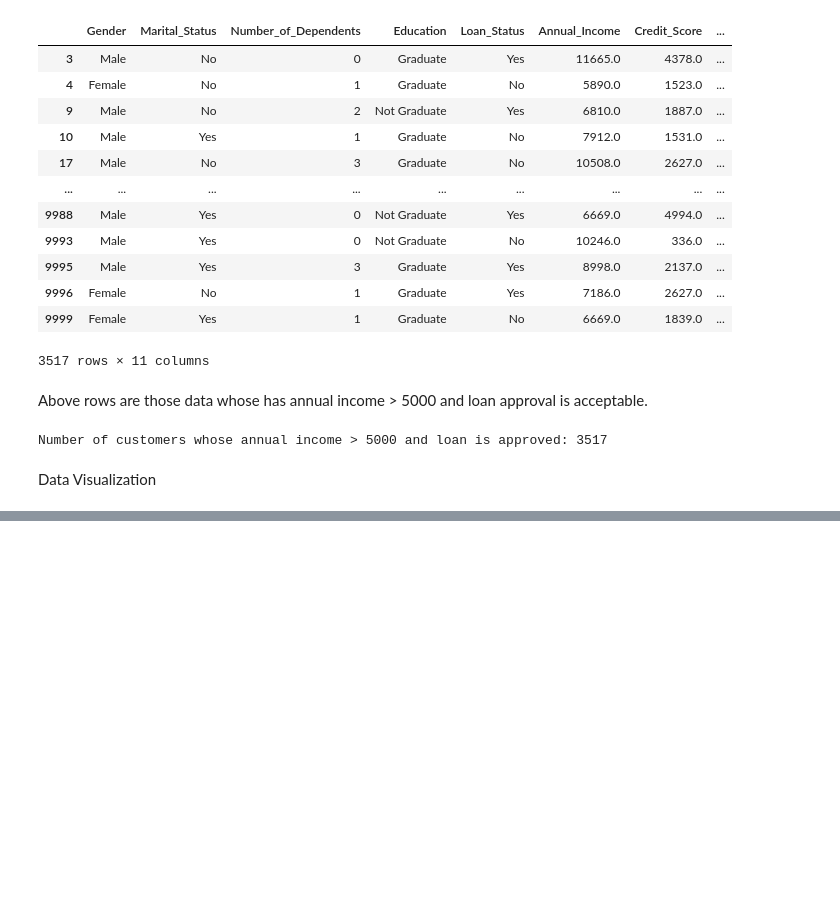
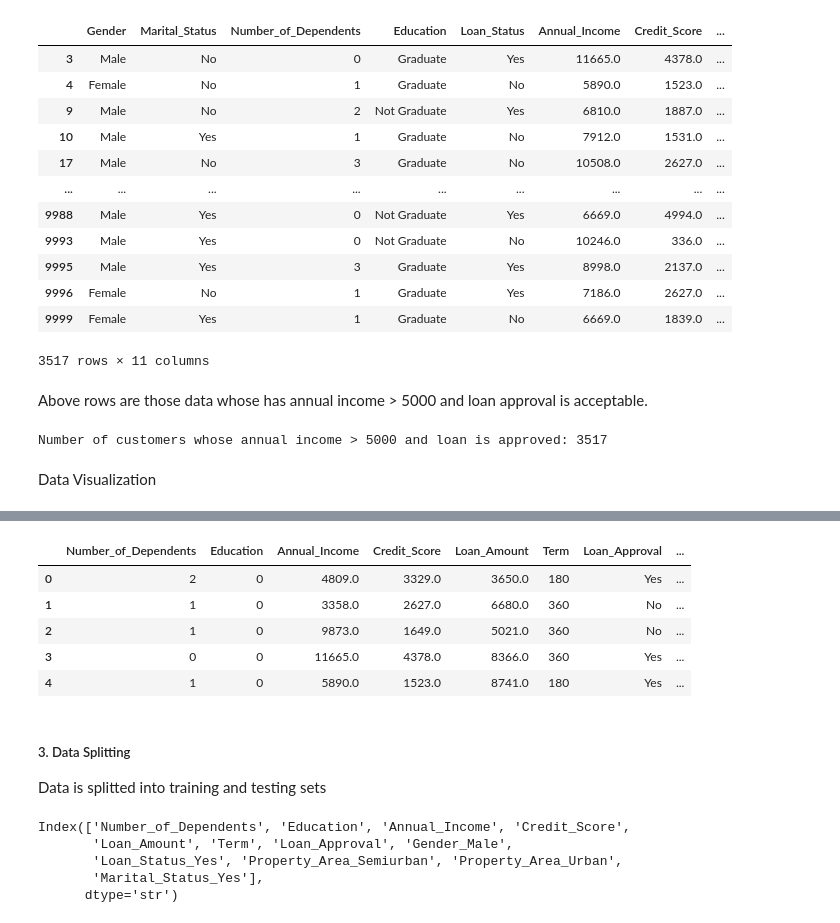
Before and after one commit to sanjiv576/Bank-Loan-Approval-Prediction-using-Naive-Bayes-Classifier-algorithm, a Jupyter notebook: model/model_preparation.ipynb, the cells around one changed output, grey strips where cells are left out. Drawn from its saved outputs; the diff is of its cells as text; code cells hidden in the pictures; blank space fills up the shorter version.

```diff
--- a/model/model_preparation.ipynb
+++ b/model/model_preparation.ipynb
@@ -474,0 +544,4 @@ if __name__ == '__main__':
+# %%
+label_encoder = LabelEncoder()
+
+df["Education"] = label_encoder.fit_transform(df["Education"])
@@ -474,0 +552,6 @@ if __name__ == '__main__':
+# %%
+cols_for_ohe = ["Gender", "Loan_Status", "Property_Area", "Marital_Status"]
+# %%
+ohe = OneHotEncoder(drop='first', sparse_output=False, handle_unknown='error')
+
+fitted_cols_for_ohe = ohe.fit_transform(df[cols_for_ohe])
@@ -474,0 +568,8 @@ if __name__ == '__main__':
+# %%
+df_encoded = pd.DataFrame(
+    fitted_cols_for_ohe,
+    columns=ohe.get_feature_names_out(cols_for_ohe),
+    index=df.index
+)
+
+df_encoded.head()
@@ -474,0 +583,17 @@ if __name__ == '__main__':
+# %%
+# concatenating the encoded features and removing original 'Nominal data' i.e ["Gender", "Loan_Status", "Property_Area", "Marital_Status"]
+
+df_final = pd.concat([df.drop(columns=cols_for_ohe), df_encoded],axis=1)
+
+df_final.head()
+# %% [output]
+|  | Number_of_Dependents | Education | Annual_Income | Credit_Score | Loan_Amount | Term | Loan_Approval | ... |
+| 0 | 2 | 0 | 4809.0 | 3329.0 | 3650.0 | 180 | Yes | ... |
+| 1 | 1 | 0 | 3358.0 | 2627.0 | 6680.0 | 360 | No | ... |
+| 2 | 1 | 0 | 9873.0 | 1649.0 | 5021.0 | 360 | No | ... |
+| 3 | 0 | 0 | 11665.0 | 4378.0 | 8366.0 | 360 | Yes | ... |
+| 4 | 1 | 0 | 5890.0 | 1523.0 | 8741.0 | 180 | Yes | ... |
+# %% [markdown]
+##### 3. Data Splitting
+
+Data is splitted into training and testing sets
@@ -474,0 +602,8 @@ if __name__ == '__main__':
+# %%
+df_final.columns
+# %% [output]
+Index(['Number_of_Dependents', 'Education', 'Annual_Income', 'Credit_Score',
+       'Loan_Amount', 'Term', 'Loan_Approval', 'Gender_Male',
+       'Loan_Status_Yes', 'Property_Area_Semiurban', 'Property_Area_Urban',
+       'Marital_Status_Yes'],
+      dtype='str')
```
Also changed, not shown: parts of 28 cells of this notebook.
